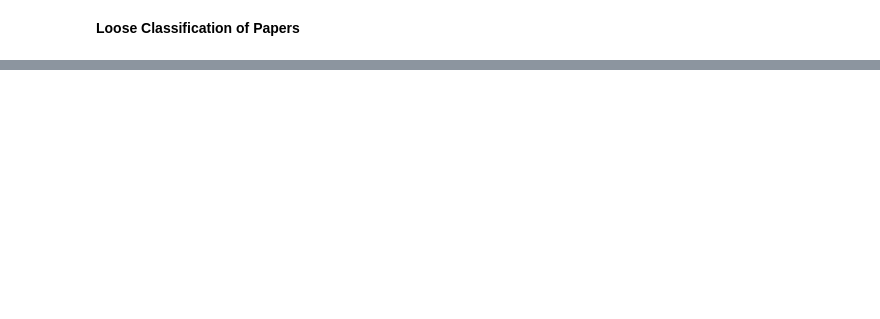
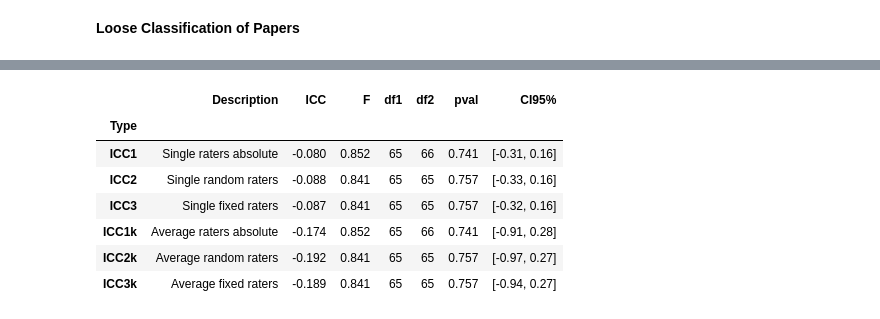
Before and after one commit to yunsu3761/taxoadapt_only_gpt, a Jupyter notebook: multi_dim.ipynb, the cells around one changed output, grey strips where cells are left out. Saved outputs shown, nothing was run; the diff lists cells and outputs as text; code cells hidden in the pictures; blank space fills up the shorter version.

```diff
--- a/multi_dim.ipynb
+++ b/multi_dim.ipynb
@@ -315,0 +342,9 @@ internal_collection[0].labels
+# %%
+unlabeled_papers = {}
+for idx, p in roots['datasets'].papers.items():
+    unlabeled = True
+    for c in roots['datasets'].children.values():
+        if idx in c.papers:
+            unlabeled = False
+    if unlabeled:
+        unlabeled_papers[idx] = p
@@ -463,0 +496,15 @@ len(unlabeled)
+# %%
+with open('/shared/data3/yzhan238/episode/gt/2014_moco_shootings_gt.txt', "r") as f:
+    human = [line.strip().split('\t') for line in f.readlines()]
+    human = {int(i[0]): int(i[1])-1 if i[1].isdigit() else -1 for i in human} # segment id: episode id
+with open('/home/pk36/epimine/groundtruth/2014_moco_shootings_groundtruth.txt', "r") as f:
+    auto = [line.strip().split('\t')[0] for line in f.readlines()]
+    auto = {idx: int(i) if i.isdigit() else -1 for idx, i in enumerate(auto)}
+
+with open('/home/pk36/epimine/groundtruth/2014_moco_shootings_groundtruth.txt', "r") as f:
+    seg_text = {idx:line.strip().split('\t')[1] for idx, line in enumerate(f.readlines()) if len(line.strip())}
+# %%
+num_rows = len(human)
+data = pd.DataFrame(data={'Segment': np.concatenate((np.arange(num_rows),np.arange(num_rows)), axis=0),
+                   'Annotator': np.array([0]*num_rows + [1]*num_rows),
+                   'Episode': [human[i] for i in human] + [auto[i] for i in human]})
@@ -463,0 +533,13 @@ len(unlabeled)
+# %%
+ep_icc = pg.intraclass_corr(data=data, targets='Segment', raters='Annotator',
+                         ratings='Episode').round(3)
+ep_icc.set_index("Type")
+# %% [output]
+|  | Description | ICC | F | df1 | df2 | pval | CI95% |
+| Type |  |  |  |  |  |  |  |
+| ICC1 | Single raters absolute | -0.080 | 0.852 | 65 | 66 | 0.741 | [-0.31, 0.16] |
+| ICC2 | Single random raters | -0.088 | 0.841 | 65 | 65 | 0.757 | [-0.33, 0.16] |
+| ICC3 | Single fixed raters | -0.087 | 0.841 | 65 | 65 | 0.757 | [-0.32, 0.16] |
+| ICC1k | Average raters absolute | -0.174 | 0.852 | 65 | 66 | 0.741 | [-0.91, 0.28] |
+| ICC2k | Average random raters | -0.192 | 0.841 | 65 | 65 | 0.757 | [-0.97, 0.27] |
+| ICC3k | Average fixed raters | -0.189 | 0.841 | 65 | 65 | 0.757 | [-0.94, 0.27] |
```
Also changed, not shown: parts of 52 cells of this notebook, 7 other files.
